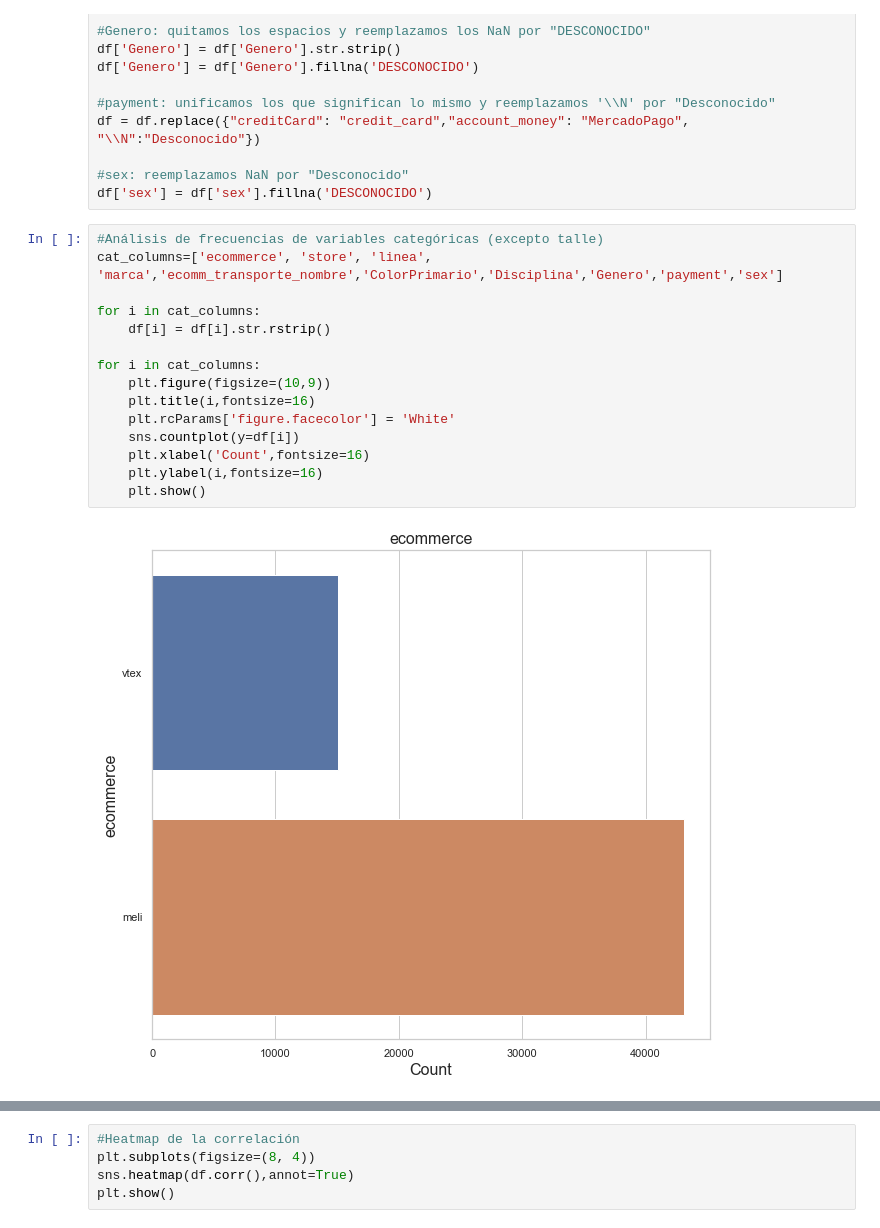
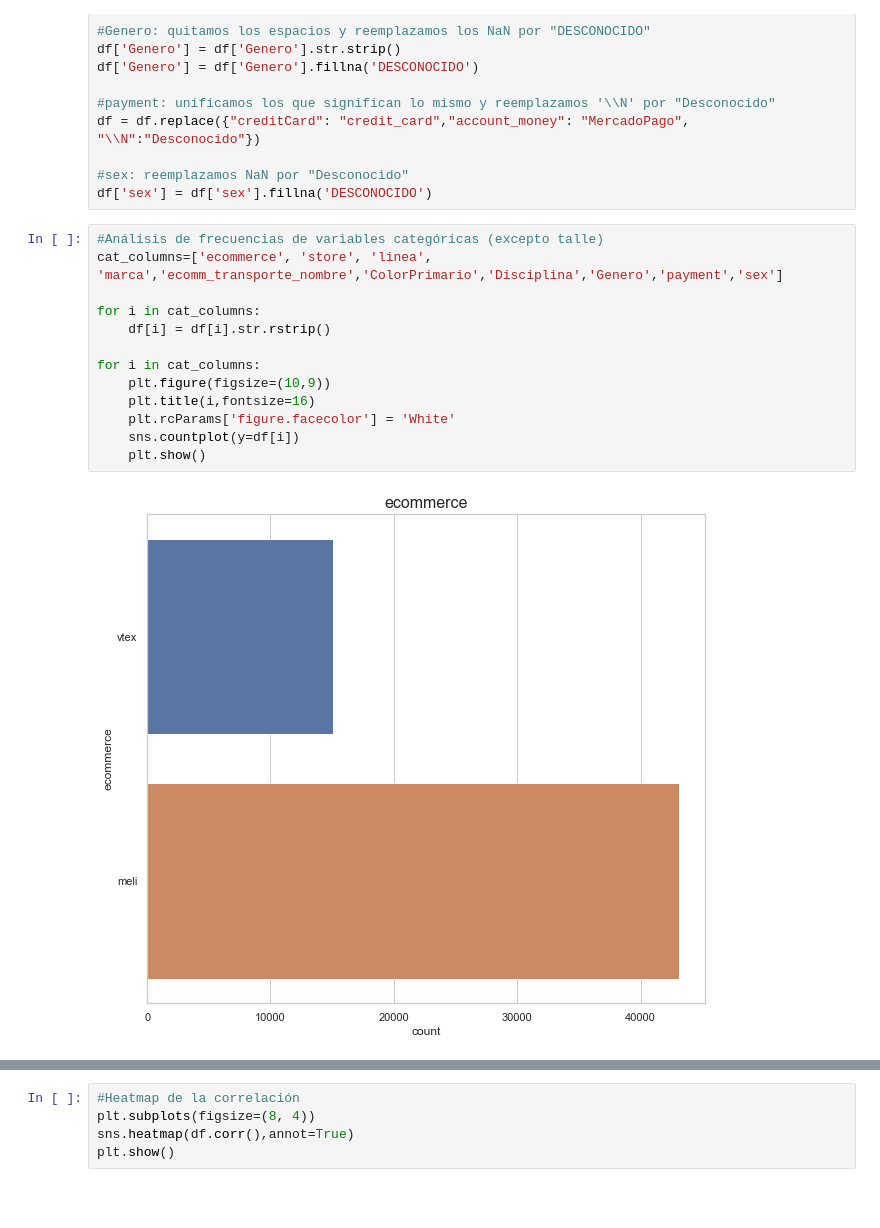
Before and after one commit to eliasguillermo/ds-ecommerce, a Jupyter notebook: Notebook/ecommerce.ipynb, the cells around one changed output, grey strips where cells are left out. Drawn from its saved outputs; the diff is of its cells as text; blank space fills up the shorter version.

```diff
--- a/Notebook/ecommerce.ipynb
+++ b/Notebook/ecommerce.ipynb
@@ -400,17 +329,15 @@ df['sex'] = df['sex'].fillna('DESCONOCIDO')
 # %%
 #Análisis de frecuencias de variables categóricas (excepto talle)
 cat_columns=['ecommerce', 'store', 'linea', 'marca','ecomm_transporte_nombre','ColorPrimario','Disciplina','Genero','payment','sex']
 
 for i in cat_columns:
     df[i] = df[i].str.rstrip()
 
 for i in cat_columns:
     plt.figure(figsize=(10,9))
     plt.title(i,fontsize=16)
     plt.rcParams['figure.facecolor'] = 'White'
     sns.countplot(y=df[i])
-    plt.xlabel('Count',fontsize=16)
-    plt.ylabel(i,fontsize=16)
     plt.show()
 # %% [output]
-[figure, old version]
+[figure, new version]
```
Also changed, not shown: parts of 129 cells of this notebook, 1 other file.
